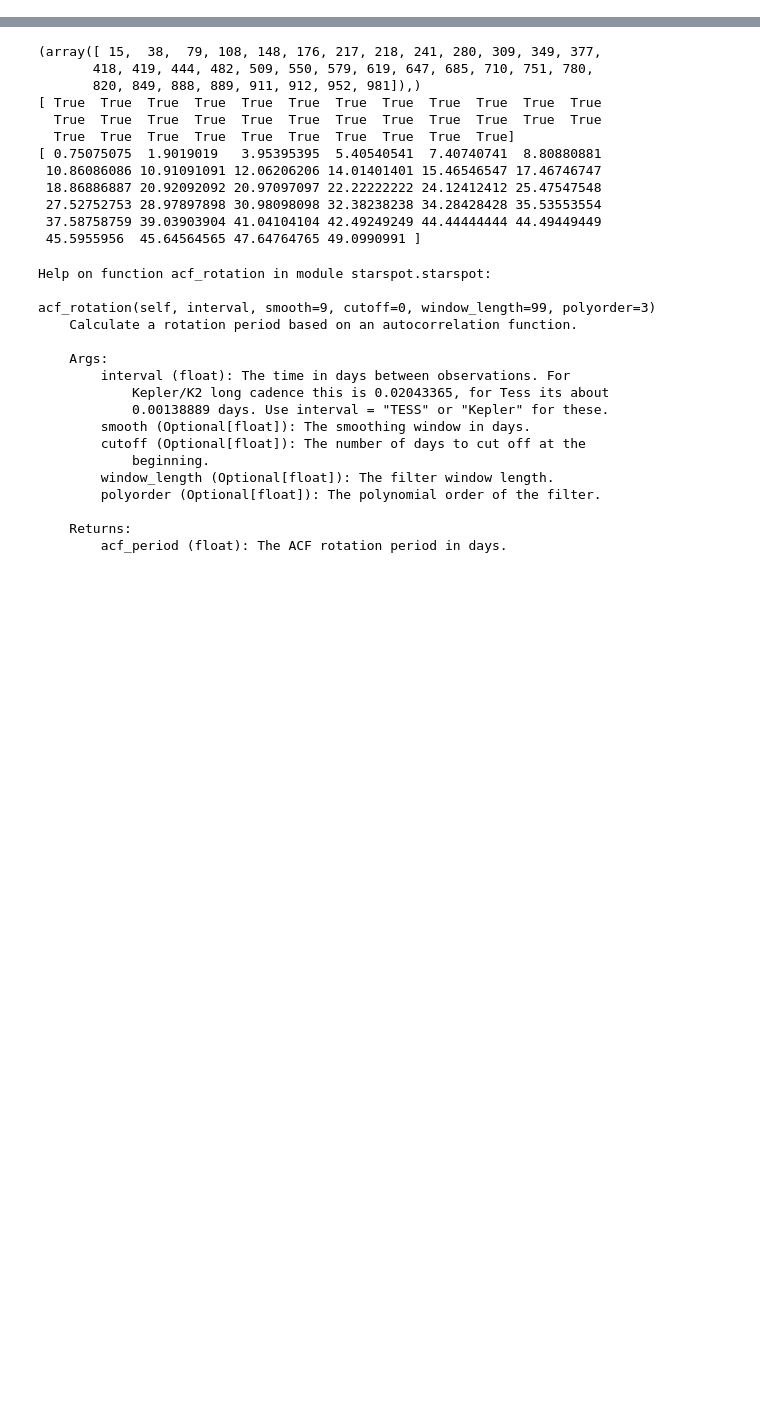
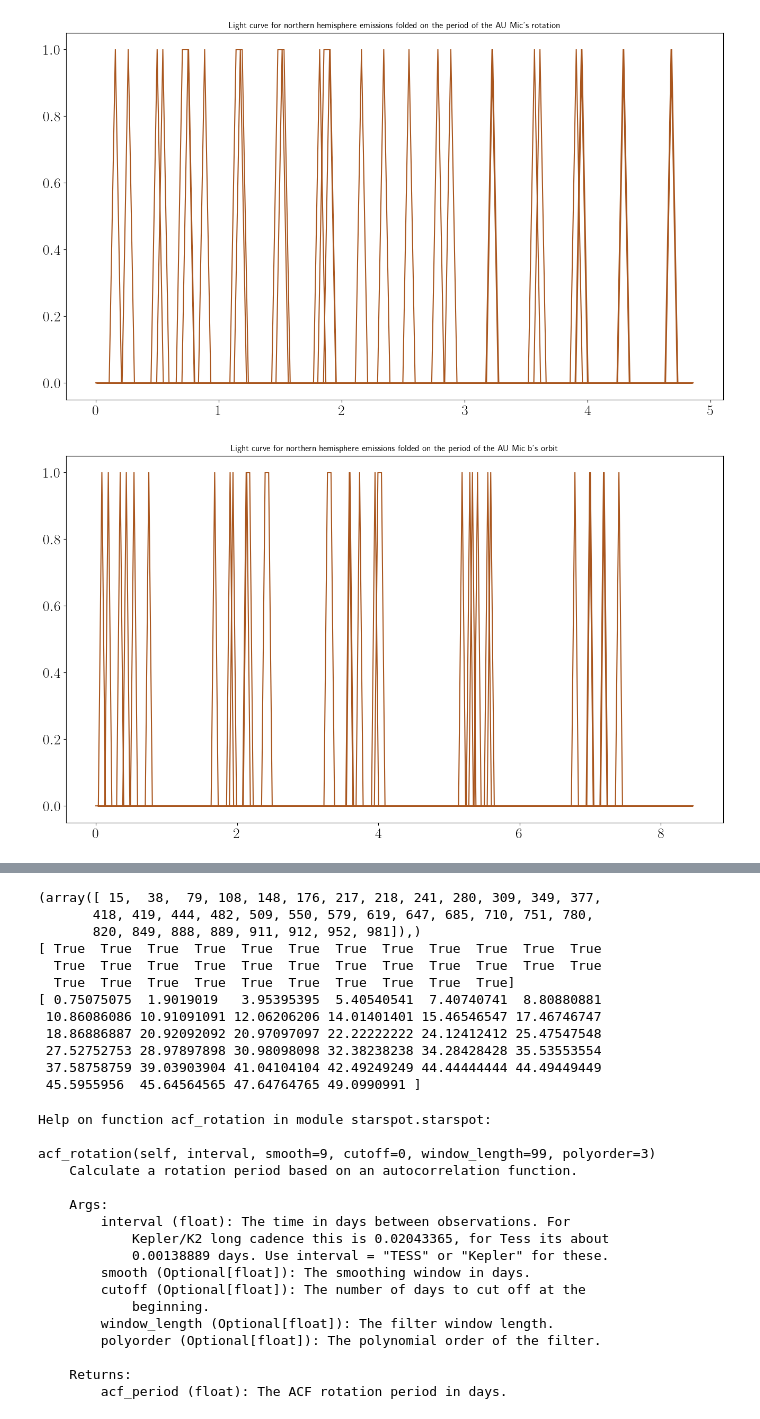
Before and after one commit to robkavanagh/maser, a Jupyter notebook: notebooks/Maser_and_ACF.ipynb, the cells around one changed output, grey strips where cells are left out. Cells and saved outputs as stored; diff of their text form; code cells hidden in the pictures; blank space fills up the shorter version.

```diff
--- a/notebooks/Maser_and_ACF.ipynb
+++ b/notebooks/Maser_and_ACF.ipynb
@@ -92,0 +91,24 @@ plt.show()
+# %%
+fig = plt.figure(figsize=(16, 9))
+plt.plot(times % P_s, vis_N, color = '#A9561E')  # attempting to fold light curve for star period
+plt.title("Light curve for northern hemisphere emissions folded on the period of the AU Mic's rotation")
+plt.show()
+
+fig = plt.figure(figsize=(16, 9))
+plt.plot(times % P_p, vis_N, color = '#A9561E')  # attempting to fold light curve for star period
+plt.title("Light curve for northern hemisphere emissions folded on the period of the AU Mic b's orbit")
+plt.show()
+
+
+fig = plt.figure(figsize=(16, 9))
+plt.plot(times % P_s, vis_S, color = '#D1B26F')
+plt.title("Light curve for southern hemisphere emissions folded on the period of the AU Mic's rotation")
+plt.show()
+
+fig = plt.figure(figsize=(16, 9))
+plt.plot(times % P_p, vis_S, color = '#D1B26F')
+plt.title("Light curve for southern hemisphere emissions folded on the period of the AU Mic b's orbit")
+plt.show()
+# %% [output]
+[figure, added]
+[figure, added]
```
Also changed, not shown: parts of 4 cells of this notebook.
